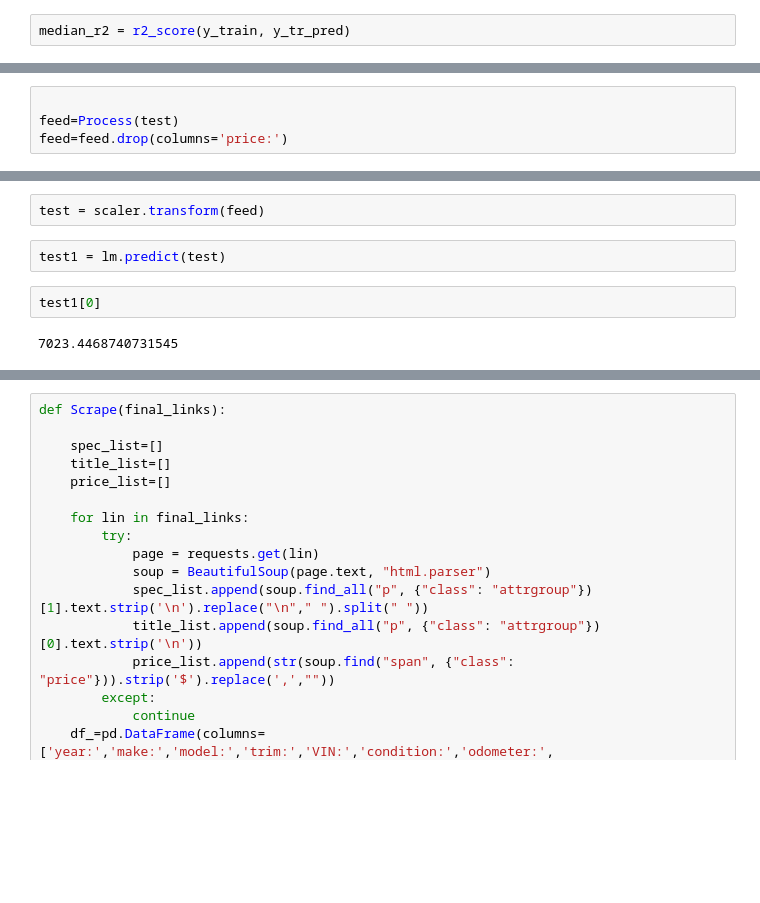
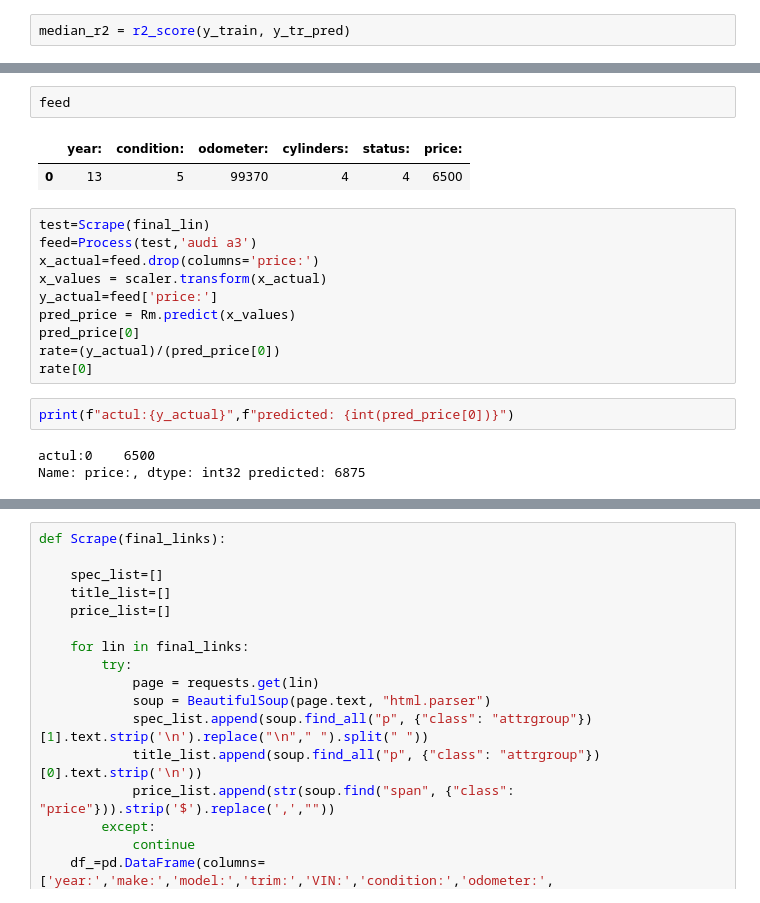
Before and after one commit to Mohammedsilmi9/UsedCar-PriceEstimator, a Jupyter notebook: vehicle_make_model_filter.ipynb, the cells around one changed output, grey strips where cells are left out. Drawn from its saved outputs; the diff is of its cells as text; blank space fills up the shorter version.

Commit message:
functions created: scrape,process

```diff
--- a/vehicle_make_model_filter.ipynb
+++ b/vehicle_make_model_filter.ipynb
@@ -83,4 +87,0 @@ test=Scrape(final_lin)
-# %%
-
-feed=Process(test)
-feed=feed.drop(columns='price:')
@@ -100,11 +88,23 @@ See the caveats in the documentation: https://pandas.pydata.org/pandas-docs/stab
-# %%
-test = scaler.transform(feed)
-# %%
-test1 = lm.predict(test)
-# %%
-test1[0]
-# %% [output]
-7023.4468740731545
+# %%
+feed
+# %% [output]
+|  | year: | condition: | odometer: | cylinders: | status: | price: |
+| 0 | 13 | 5 | 99370 | 4 | 4 | 6500 |
+# %%
+test=Scrape(final_lin)
+feed=Process(test,'audi a3')
+x_actual=feed.drop(columns='price:')
+x_values = scaler.transform(x_actual)
+y_actual=feed['price:']
+pred_price = Rm.predict(x_values)
+pred_price[0]
+rate=(y_actual)/(pred_price[0])
+rate[0]
+# %%
+print(f"actul:{y_actual}",f"predicted: {int(pred_price[0])}")
+# %% [output]
+actul:0    6500
+Name: price:, dtype: int32 predicted: 6875
 # %%
 def Process(df_,makmod=1):
     df_= df_[df_['price:'].notna()]
```
Also changed, not shown: parts of 14 cells of this notebook.
